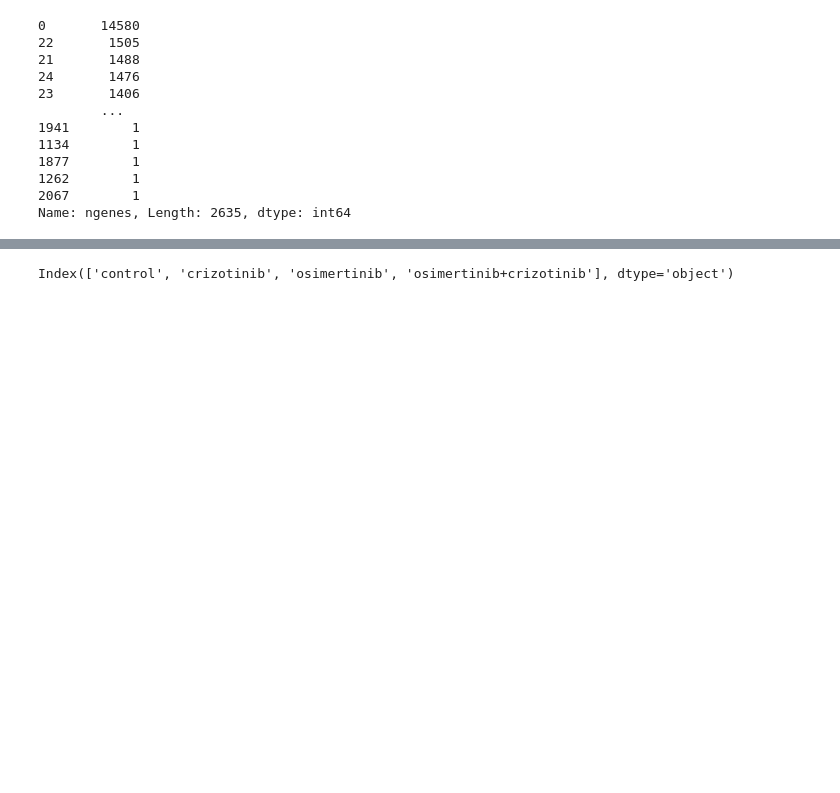
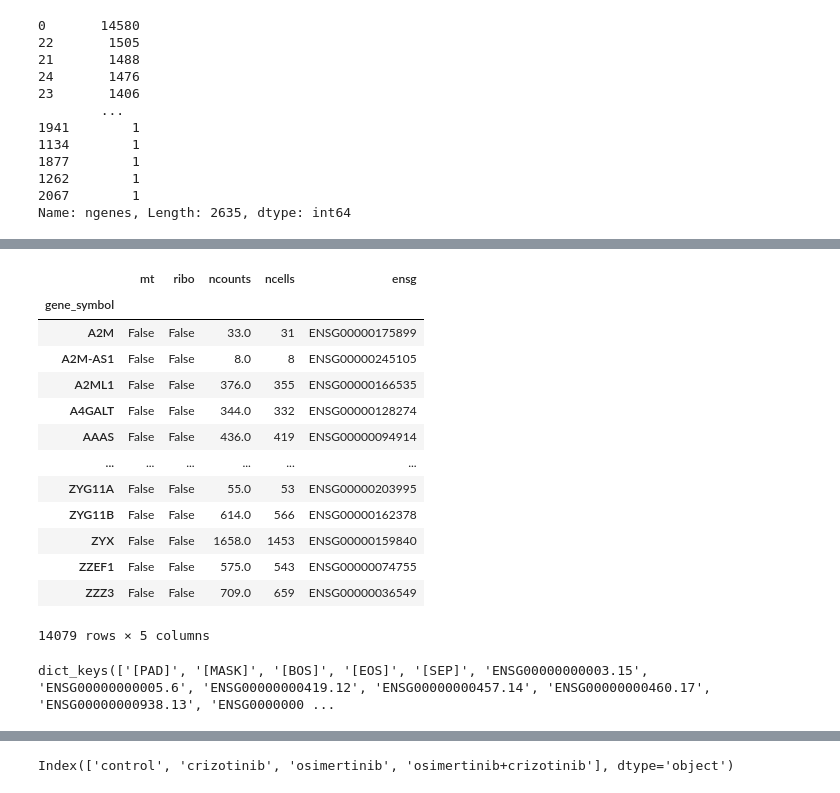
Before and after one commit to imahabub/scdiff, a Jupyter notebook: notebooks/8.20.23.sc_perturb_aissa.ipynb, the cells around one changed output, grey strips where cells are left out. Drawn from its saved outputs; the diff is of its cells as text; code cells hidden in the pictures; blank space fills up the shorter version.

```diff
--- a/notebooks/8.20.23.sc_perturb_aissa.ipynb
+++ b/notebooks/8.20.23.sc_perturb_aissa.ipynb
@@ -103,0 +234,21 @@ adata.X
+# %%
+adata.var[adata.var['ensg'].isna() == False]
+# %% [output]
+|  | mt | ribo | ncounts | ncells | ensg |
+| gene_symbol |  |  |  |  |  |
+| A2M | False | False | 33.0 | 31 | ENSG00000175899 |
+| A2M-AS1 | False | False | 8.0 | 8 | ENSG00000245105 |
+| A2ML1 | False | False | 376.0 | 355 | ENSG00000166535 |
+| A4GALT | False | False | 344.0 | 332 | ENSG00000128274 |
+| AAAS | False | False | 436.0 | 419 | ENSG00000094914 |
+| ... | ... | ... | ... | ... | ... |
+| ZYG11A | False | False | 55.0 | 53 | ENSG00000203995 |
+| ZYG11B | False | False | 614.0 | 566 | ENSG00000162378 |
+| ZYX | False | False | 1658.0 | 1453 | ENSG00000159840 |
+| ZZEF1 | False | False | 575.0 | 543 | ENSG00000074755 |
+| ZZZ3 | False | False | 709.0 | 659 | ENSG00000036549 |
+14079 rows × 5 columns
+# %%
+tokenizer.keys()
+# %% [output]
+dict_keys(['[PAD]', '[MASK]', '[BOS]', '[EOS]', '[SEP]', 'ENSG00000000003.15', 'ENSG00000000005.6', 'ENSG00000000419.12', 'ENSG00000000457.14', 'ENSG00000000460.17', 'ENSG00000000938.13', 'ENSG0000000 ...
```
Also changed, not shown: parts of 33 cells of this notebook.
